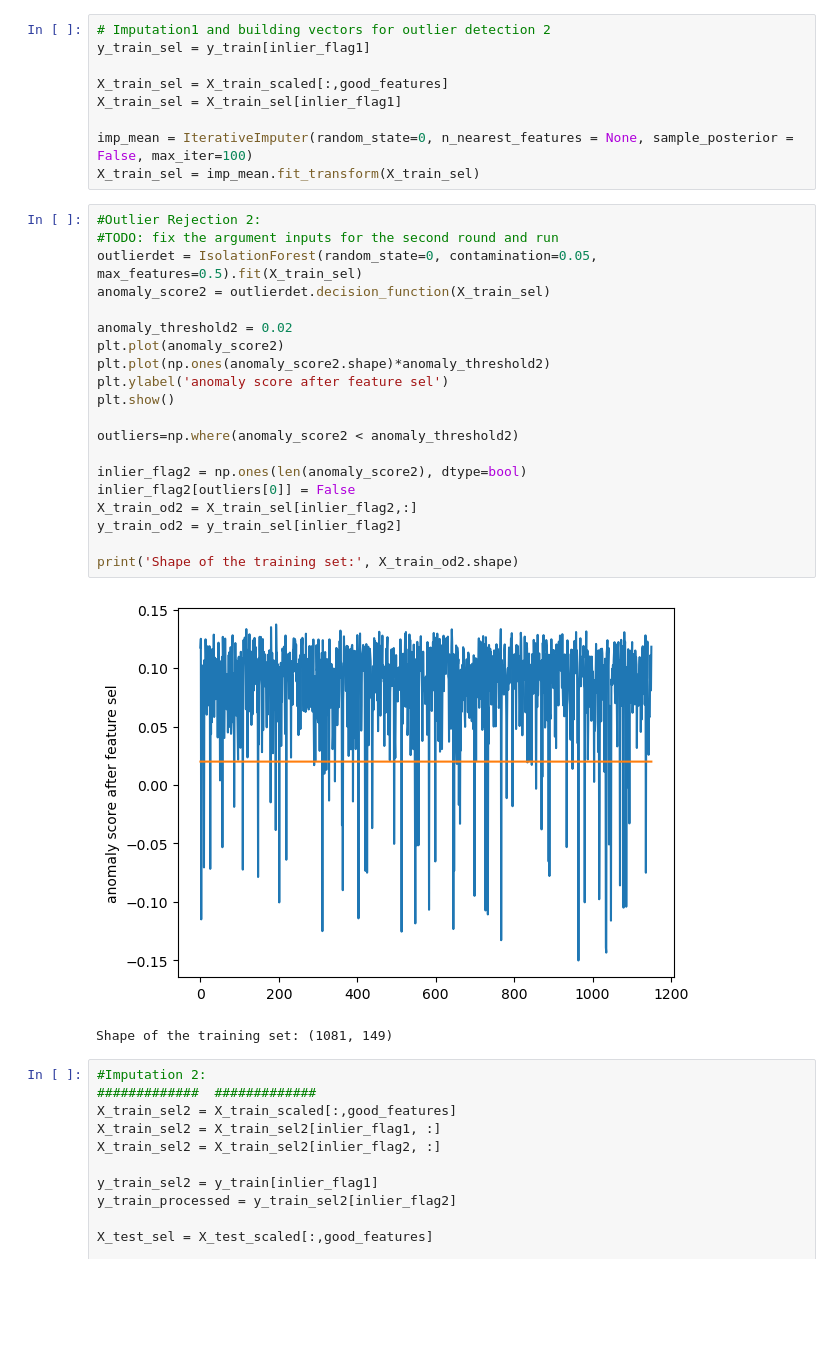
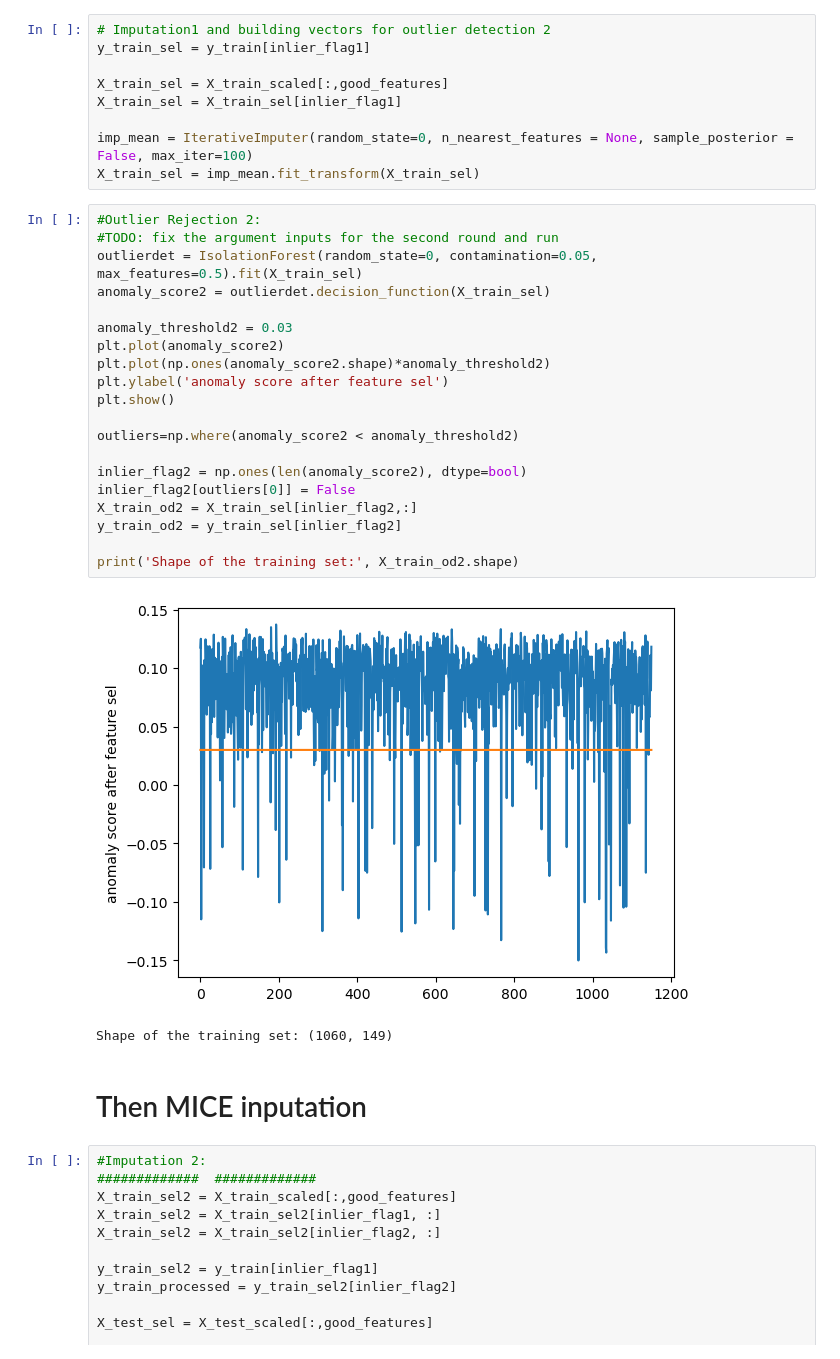
Before and after one commit to Sp0och/task1, a Jupyter notebook: lasse_proposal.ipynb, the cells around one changed output. Cells and saved outputs as stored; diff of their text form; blank space fills up the shorter version.

```diff
--- a/lasse_proposal.ipynb
+++ b/lasse_proposal.ipynb
@@ -154,26 +154,28 @@ X_train_sel = imp_mean.fit_transform(X_train_sel)
 # %%
 #Outlier Rejection 2:
 #TODO: fix the argument inputs for the second round and run
 outlierdet = IsolationForest(random_state=0, contamination=0.05, max_features=0.5).fit(X_train_sel)
 anomaly_score2 = outlierdet.decision_function(X_train_sel)
 
-anomaly_threshold2 = 0.02
+anomaly_threshold2 = 0.03
 plt.plot(anomaly_score2)
 plt.plot(np.ones(anomaly_score2.shape)*anomaly_threshold2)
 plt.ylabel('anomaly score after feature sel')
 plt.show()
 
 outliers=np.where(anomaly_score2 < anomaly_threshold2)
 
 inlier_flag2 = np.ones(len(anomaly_score2), dtype=bool)
 inlier_flag2[outliers[0]] = False
 X_train_od2 = X_train_sel[inlier_flag2,:]
 y_train_od2 = y_train_sel[inlier_flag2]
 
 print('Shape of the training set:', X_train_od2.shape)
 # %% [output]
-[figure, old version]
+[figure, new version]
-Shape of the training set: (1081, 149)
+Shape of the training set: (1060, 149)
+# %% [markdown]
+# Then MICE inputation
 # %%
 #Imputation 2:
 #############  #############
```
Also changed, not shown: parts of 2 cells of this notebook, 5 other files.
